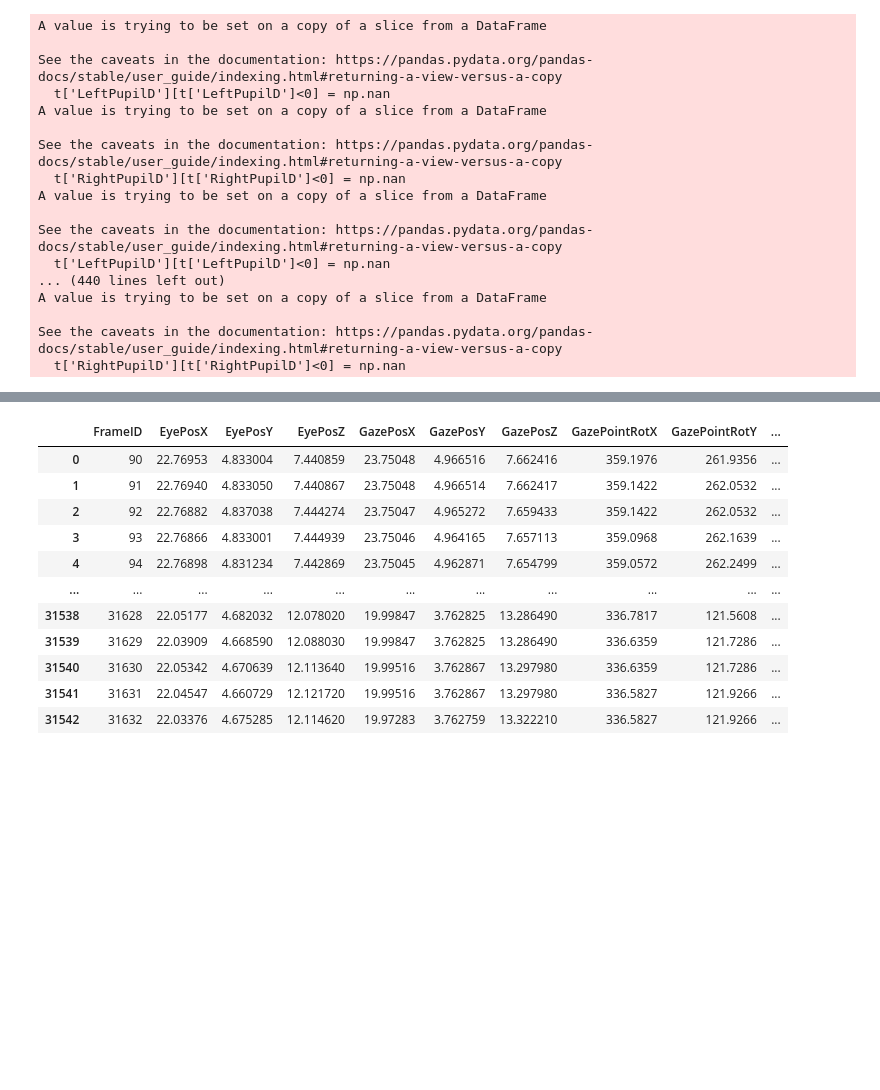
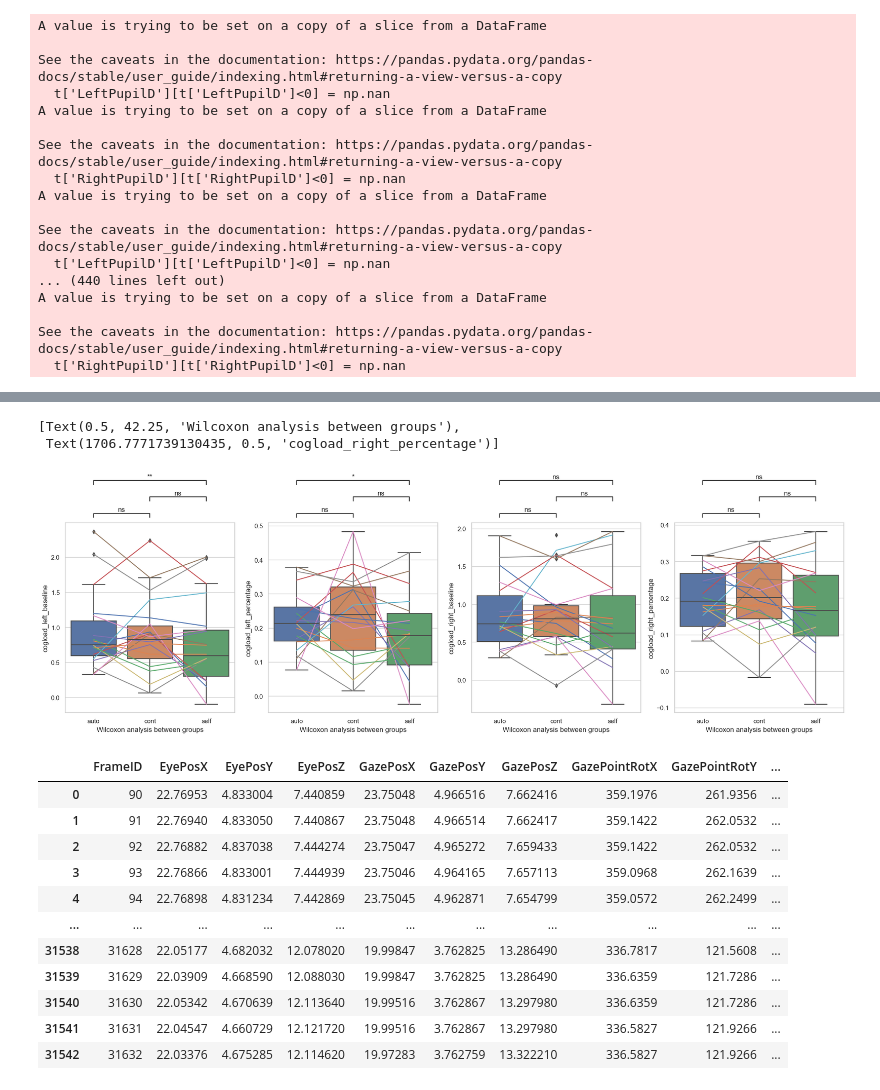
Before and after one commit to Tianyu-Zhou/NIST_Way_Finding, a Jupyter notebook: nist.ipynb, the cells around one changed output, grey strips where cells are left out. Saved outputs shown, nothing was run; the diff lists cells and outputs as text; code cells hidden in the pictures; blank space fills up the shorter version.

```diff
--- a/nist.ipynb
+++ b/nist.ipynb
@@ -74,11 +117,18 @@ def total_data_analysis(data_raw):
         time_3 = mission_time[2]
         time_4 = mission_time[3]
 
-        cogload_average = (np.average(data_raw[i]["Trend_Sum"]))
+        cogload_average = (data_raw[i]["Trend_Sum"].mean())
         damage_find = float(len(data_raw[i].damageTargetName.unique()) - 1)
 
-        data_analysis = data_analysis.append(pd.DataFrame([[condition,participant_id,label,mission_completed,time_all,time_1,time_2,time_3,time_4,cogload_average,damage_find]],
-                                                columns=["condition","participant_id","label","mission_completed","time_all","time_1","time_2","time_3","time_4","cogload_average","damage_find"]),
+        cogload_left = (data_raw[i]["cogload_left"].mean())
+        cogload_right = (data_raw[i]["cogload_right"].mean())
+        cogload_left_baseline = (data_raw[i]["cogload_left_baseline"].mean())
+        cogload_right_baseline = (data_raw[i]["cogload_right_baseline"].mean())
+        cogload_left_percentage = (data_raw[i]["cogload_left_percentage"].mean())
+        cogload_right_percentage = (data_raw[i]["cogload_right_percentage"].mean())
+
+        data_analysis = data_analysis.append(pd.DataFrame([[condition,participant_id,label,mission_completed,time_all,time_1,time_2,time_3,time_4,cogload_average,damage_find,cogload_left,cogload_right,cogload_left_baseline,cogload_right_baseline,cogload_left_percentage,cogload_right_percentage]],
+                                                columns=["condition","participant_id","label","mission_completed","time_all","time_1","time_2","time_3","time_4","cogload_average","damage_find","cogload_left","cogload_right","cogload_left_baseline","cogload_right_baseline","cogload_left_percentage","cogload_right_percentage"]),
                                                 ignore_index=True)
 
     return data_analysis
@@ -112,15 +214,20 @@ data_analysis
+# %%
+data_pairwise = data_analysis.drop([27,31,32])
 # %%
 ### pair analysis visualization
 sns.set(style = 'whitegrid')
 x = 'condition'
 order = ["auto", "cont","self"]
-method = 'Kruskal'
+method = 'Wilcoxon'
+data = data_pairwise
 
-fig, axes = plt.subplots(1,3, figsize=(18,6), dpi=100)
+fig, axes = plt.subplots(1,4, figsize=(24,6), dpi=100)
 
-y = 'cogload_average'
-axes[0] = sns.boxplot(ax = axes[0], data=data_analysis, x=x, y=y, order=order)
-test_results = add_stat_annotation(ax=axes[0], data=data_analysis, x=x, y=y, order=order,
+y = 'cogload_left_baseline'
+axes[0] = sns.boxplot(ax = axes[0], data=data, x=x, y=y, order=order)
+for i in range(0,len(data_pairwise),3):
+   axes[0].plot([data_analysis[[y]].values.ravel()[i],data_analysis[[y]].values.ravel()[i+1],data_analysis[[y]].values.ravel()[i+2]])
+test_results = add_stat_annotation(ax=axes[0], data=data, x=x, y=y, order=order,
                                  box_pairs=[
                                           (order[0], order[1]),
                                           (order[0], order[2]),
@@ -132,9 +239,11 @@ test_results = add_stat_annotation(ax=axes[0], data=data_analysis, x=x, y=y, ord
                                  )
 axes[0].set(xlabel = method + ' analysis between groups', ylabel=y)
 
-y = "damage_find"
-axes[1] = sns.boxplot(ax = axes[1],data=data_analysis, x=x, y=y,order=order,)
-test_results = add_stat_annotation(ax=axes[1], data=data_analysis, x=x, y=y,
+y = "cogload_left_percentage"
+axes[1] = sns.boxplot(ax = axes[1],data=data, x=x, y=y,order=order,)
+for i in range(0,len(data_pairwise),3):
+   axes[1].plot([data_analysis[[y]].values.ravel()[i],data_analysis[[y]].values.ravel()[i+1],data_analysis[[y]].values.ravel()[i+2]])
+test_results = add_stat_annotation(ax=axes[1], data=data, x=x, y=y,
                                  box_pairs=[
                                           (order[0], order[1]),
                                           (order[0], order[2]),
@@ -146,9 +255,11 @@ test_results = add_stat_annotation(ax=axes[1], data=data_analysis, x=x, y=y,
                                  )
 axes[1].set(xlabel = method + ' analysis between groups', ylabel=y)
 
-y = "time_all"
-axes[2] = sns.boxplot(ax = axes[2],data=data_analysis, x=x, y=y,order=order,)
-test_results = add_stat_annotation(ax=axes[2], data=data_analysis, x=x, y=y,
+y = "cogload_right_baseline"
+axes[2] = sns.boxplot(ax = axes[2],data=data, x=x, y=y,order=order,)
+for i in range(0,len(data_pairwise),3):
+   axes[2].plot([data_analysis[[y]].values.ravel()[i],data_analysis[[y]].values.ravel()[i+1],data_analysis[[y]].values.ravel()[i+2]])
+test_results = add_stat_annotation(ax=axes[2], data=data, x=x, y=y,
                                  box_pairs=[
                                           (order[0], order[1]),
                                           (order[0], order[2]),
@@ -159,3 +270,20 @@ test_results = add_stat_annotation(ax=axes[2], data=data_analysis, x=x, y=y,
                                  text_format='star', loc='outside', verbose=1,
                                  )
 axes[2].set(xlabel = method + ' analysis between groups', ylabel=y)
+
+y = "cogload_right_percentage"
+axes[3] = sns.boxplot(ax = axes[3],data=data, x=x, y=y,order=order,)
+for i in range(0,len(data_pairwise),3):
+   axes[3].plot([data_analysis[[y]].values.ravel()[i],data_analysis[[y]].values.ravel()[i+1],data_analysis[[y]].values.ravel()[i+2]])
+test_results = add_stat_annotation(ax=axes[3], data=data, x=x, y=y,
+                                 box_pairs=[
+                                          (order[0], order[1]),
+                                          (order[0], order[2]),
+                                          (order[1], order[2]),
+                                          ],
+                                 test=method,
+                                 comparisons_correction=None,
+                                 text_format='star', loc='outside', verbose=1,
+                                 )
+axes[3].set(xlabel = method + ' analysis between groups', ylabel=y)
+# %% [output]
@@ -162,3 +307,6 @@ axes[2].set(xlabel = method + ' analysis between groups', ylabel=y)
+[Text(0.5, 42.25, 'Wilcoxon analysis between groups'),
+ Text(1706.7771739130435, 0.5, 'cogload_right_percentage')]
+[figure, added]
 # %%
 ### sample from raw data
 rate = 20
```
Also changed, not shown: parts of 6 cells of this notebook.
